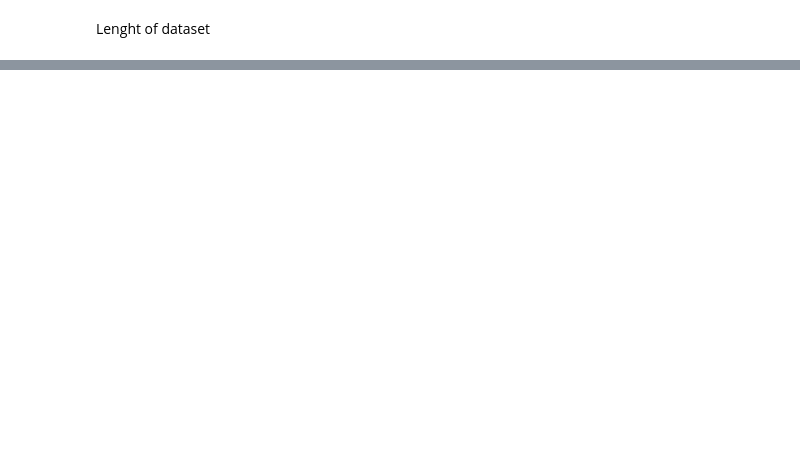
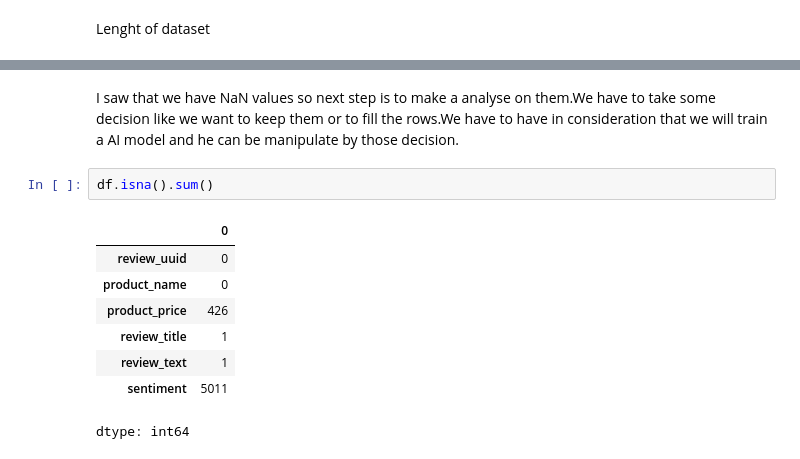
Before and after one commit to StefanRaduMaris/ml-project-big-data, a Jupyter notebook: product_review_analysis.ipynb, the cells around one changed output, grey strips where cells are left out. Saved outputs shown, nothing was run; the diff lists cells and outputs as text; blank space fills up the shorter version.

```diff
--- a/product_review_analysis.ipynb
+++ b/product_review_analysis.ipynb
@@ -30,0 +51,13 @@ Lenght of data : 171380
+# %% [markdown]
+I saw that we have NaN values so next step is to make a analyse on them.We have to take some decision like we want to keep them or to fill the rows.We have to have in consideration that we will train a AI model and he can be manipulate by those decision.
+# %%
+df.isna().sum()
+# %% [output]
+|  | 0 |
+| review_uuid | 0 |
+| product_name | 0 |
+| product_price | 426 |
+| review_title | 1 |
+| review_text | 1 |
+| sentiment | 5011 |
+dtype: int64
```
Also changed, not shown: parts of 13 cells of this notebook.
